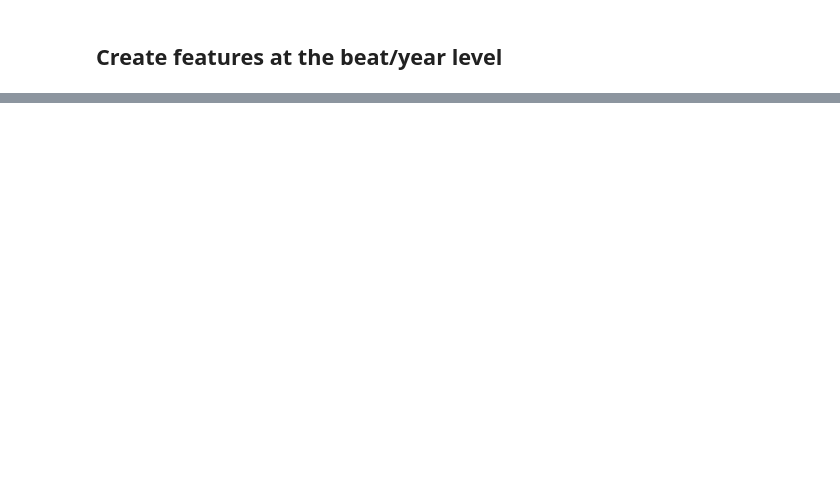
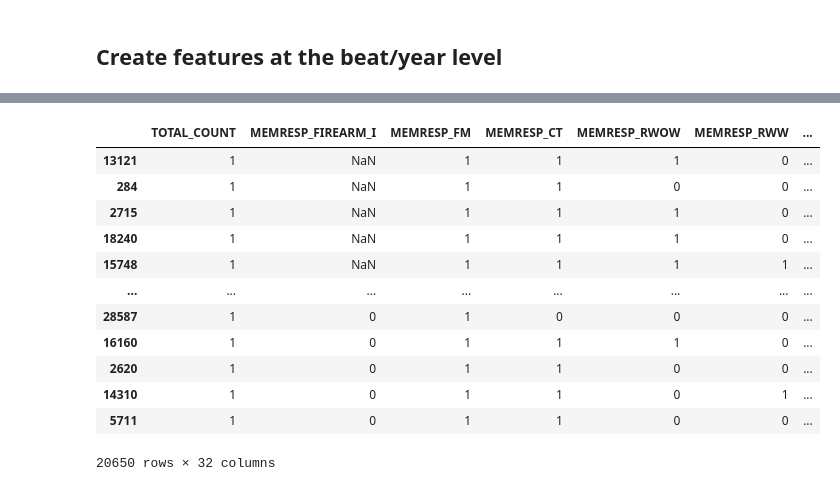
Before and after one commit to colevfrank/254_ML_IL_Crime, a Jupyter notebook: eda/Use of Force EDA.ipynb, the cells around one changed output, grey strips where cells are left out. Saved outputs shown, nothing was run; the diff lists cells and outputs as text; code cells hidden in the pictures; blank space fills up the shorter version.

```diff
--- a/eda/Use of Force EDA.ipynb
+++ b/eda/Use of Force EDA.ipynb
@@ -172,7 +263,10 @@ uof_df['TOTAL_COUNT'] = 1
 # enter binary cols to use - any others?
 binary_cols = ['TOTAL_COUNT',
                'MEMRESP_FIREARM_I',
-               'MEMRESP_CT_EMER_HANDCUFF_I',
+               'MEMRESP_FM',
+               'MEMRESP_CT',
+               'MEMRESP_RWOW',
+               'MEMRESP_RWW',
                'MEMRESP_IMPACT_WEAP_I',
                'SUBAC_DEADLY_FORCE_I',
                'SUBJECT_ARMED_I',
@@ -205,6 +299,22 @@ binary_cols
  'SUBJECT_ARMED_DESC_SEMI-AUTO PISTOL',
  'SUBJECT_ARMED_DESC_TASER / STUN GUN',
  'SUBJECT_ARMED_DESC_VEHICLE']
+# %%
+uof_df[binary_cols]
+# %% [output]
+|  | TOTAL_COUNT | MEMRESP_FIREARM_I | MEMRESP_FM | MEMRESP_CT | MEMRESP_RWOW | MEMRESP_RWW | ... |
+| 13121 | 1 | NaN | 1 | 1 | 1 | 0 | ... |
+| 284 | 1 | NaN | 1 | 1 | 0 | 0 | ... |
+| 2715 | 1 | NaN | 1 | 1 | 1 | 0 | ... |
+| 18240 | 1 | NaN | 1 | 1 | 1 | 0 | ... |
+| 15748 | 1 | NaN | 1 | 1 | 1 | 1 | ... |
+| ... | ... | ... | ... | ... | ... | ... | ... |
+| 28587 | 1 | 0 | 1 | 0 | 0 | 0 | ... |
+| 16160 | 1 | 0 | 1 | 1 | 1 | 0 | ... |
+| 2620 | 1 | 0 | 1 | 1 | 0 | 0 | ... |
+| 14310 | 1 | 0 | 1 | 1 | 0 | 1 | ... |
+| 5711 | 1 | 0 | 1 | 1 | 0 | 0 | ... |
+20650 rows × 32 columns
 # %%
 uof_beat_yr = uof_df.groupby(['DISTRICT', 'BEAT', 'YEAR'])[binary_cols].sum().reset_index()
 uof_beat_yr
```
Also changed, not shown: parts of 10 cells of this notebook.
